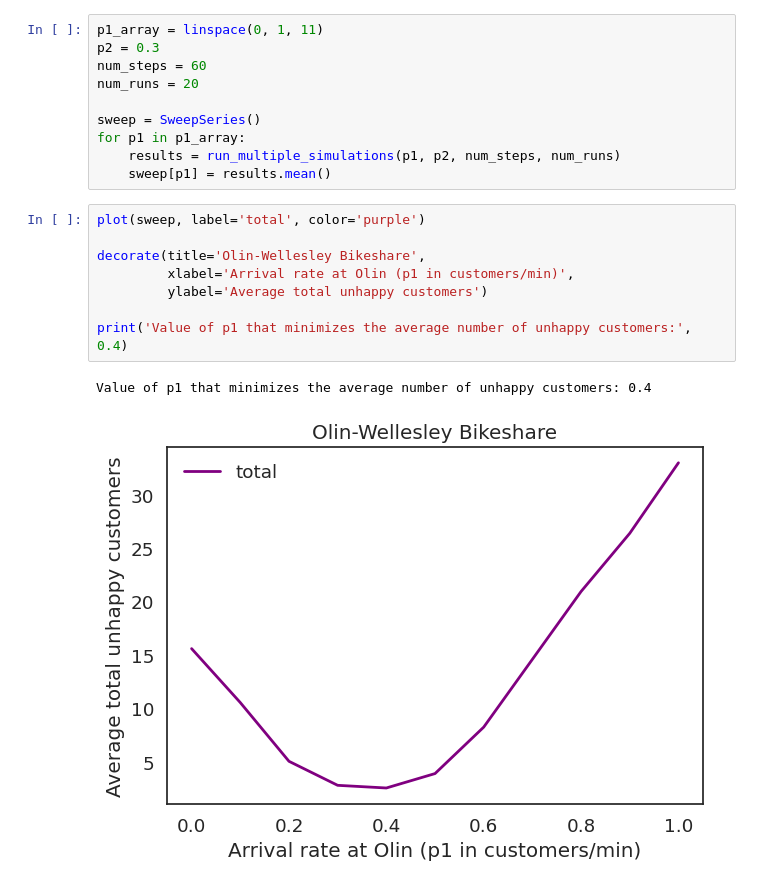
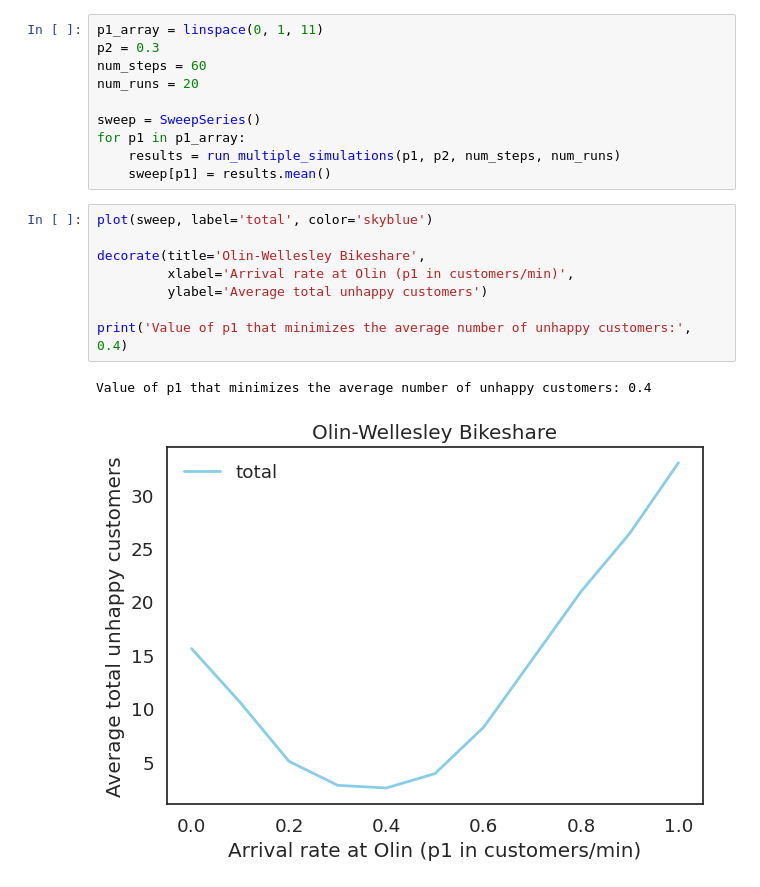
Before and after one commit to waheeb123/Data_604_homeworks, a Jupyter notebook: notebooks/chap04.ipynb, the cells around one changed output. Drawn from its saved outputs; the diff is of its cells as text.

```diff
--- a/notebooks/chap04.ipynb
+++ b/notebooks/chap04.ipynb
@@ -447,13 +447,13 @@ for p1 in p1_array:
     results = run_multiple_simulations(p1, p2, num_steps, num_runs)
     sweep[p1] = results.mean()
 # %%
-plot(sweep, label='total', color='purple')
+plot(sweep, label='total', color='skyblue')
 
 decorate(title='Olin-Wellesley Bikeshare',
          xlabel='Arrival rate at Olin (p1 in customers/min)',
          ylabel='Average total unhappy customers')
 
 print('Value of p1 that minimizes the average number of unhappy customers:', 0.4)
 # %% [output]
 Value of p1 that minimizes the average number of unhappy customers: 0.4
-[figure, old version]
+[figure, new version]
```
Also changed, not shown: parts of 1 cell of this notebook.
